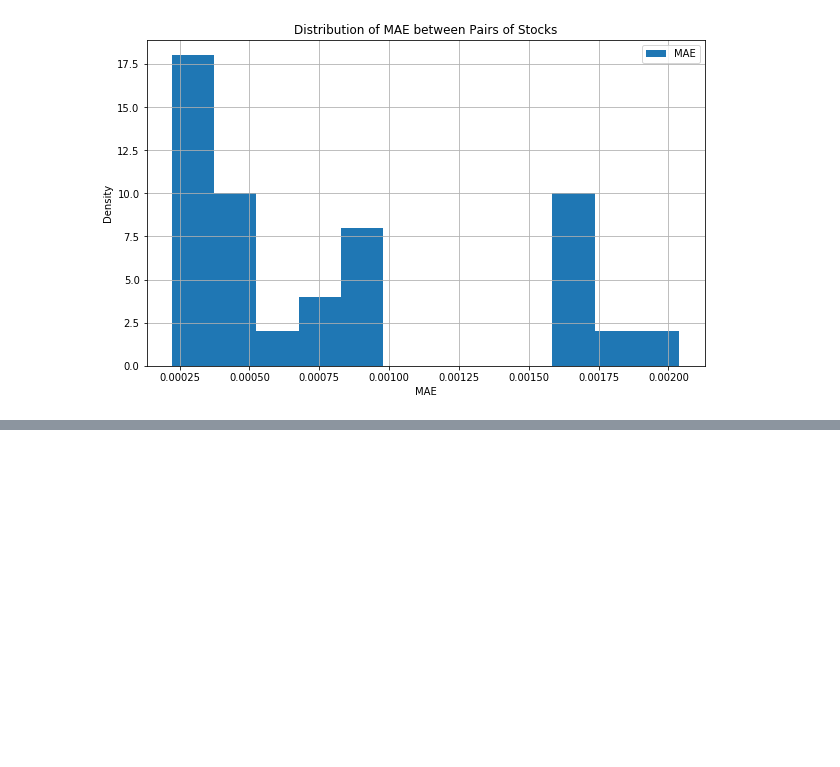
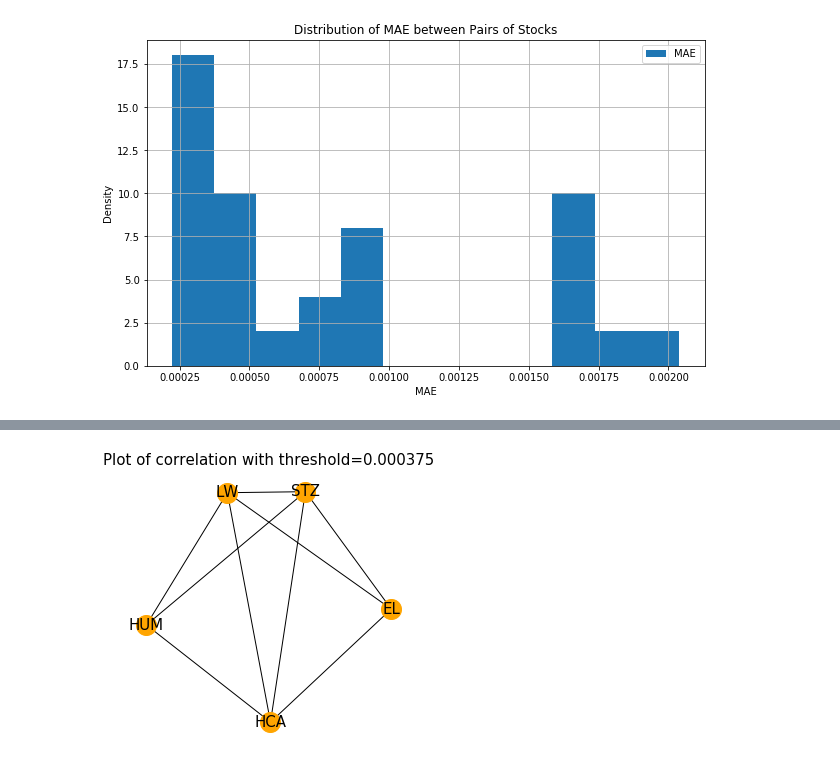
Before and after one commit to yhl116/FSPCW, a Jupyter notebook: part5/Graphs in Finance.ipynb, the cells around one changed output, grey strips where cells are left out. Cells and saved outputs as stored; diff of their text form; code cells hidden in the pictures; blank space fills up the shorter version.

```diff
--- a/part5/Graphs in Finance.ipynb
+++ b/part5/Graphs in Finance.ipynb
@@ -454,0 +484,5 @@ Text(0, 0.5, 'Density')
+# %%
+draw_mae_graph(chosen_stock_return, threshold=0.000375)
+plt.savefig("images//mae_graph_congested")
+# %% [output]
+[figure, added]
```
Also changed, not shown: parts of 5 cells of this notebook, 4 other files.
